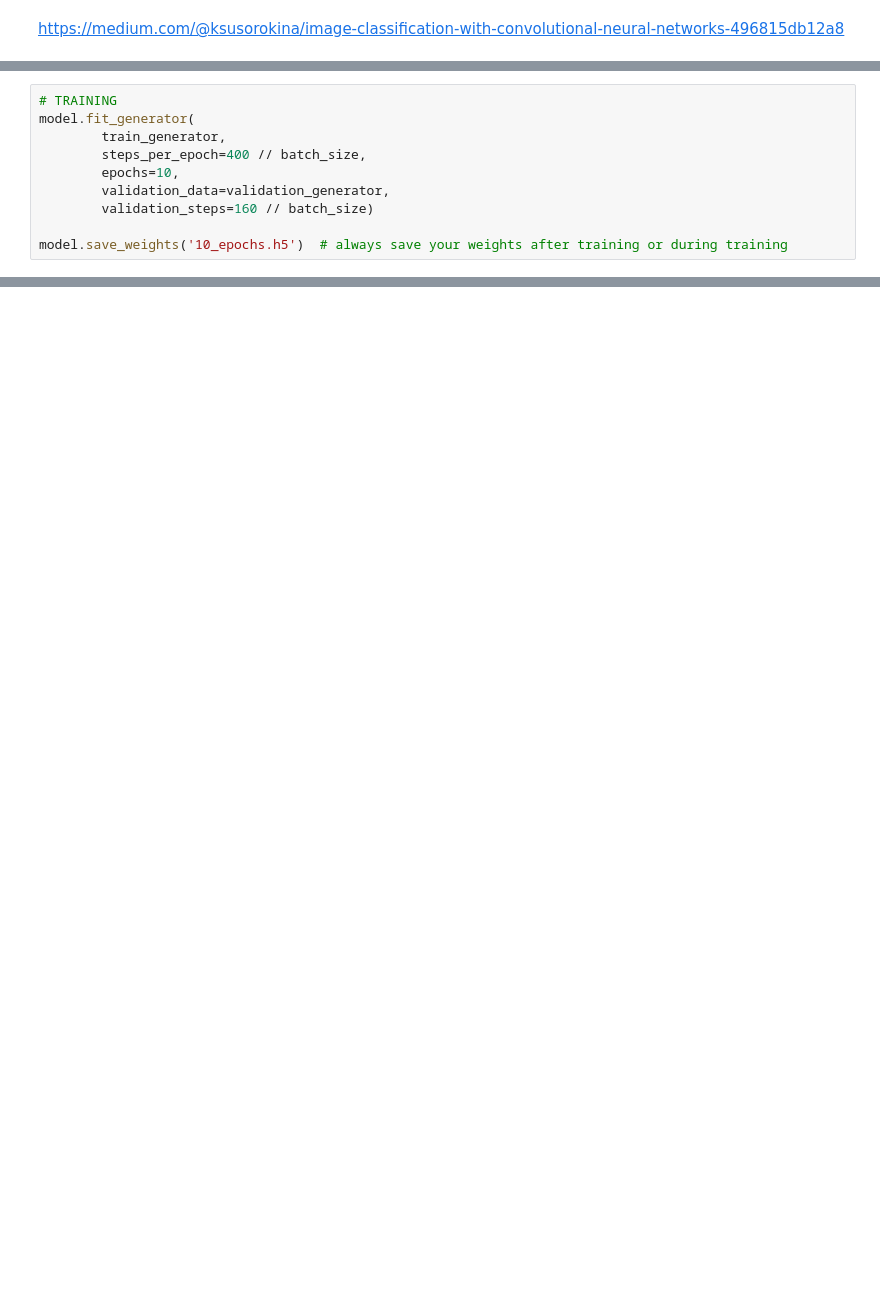
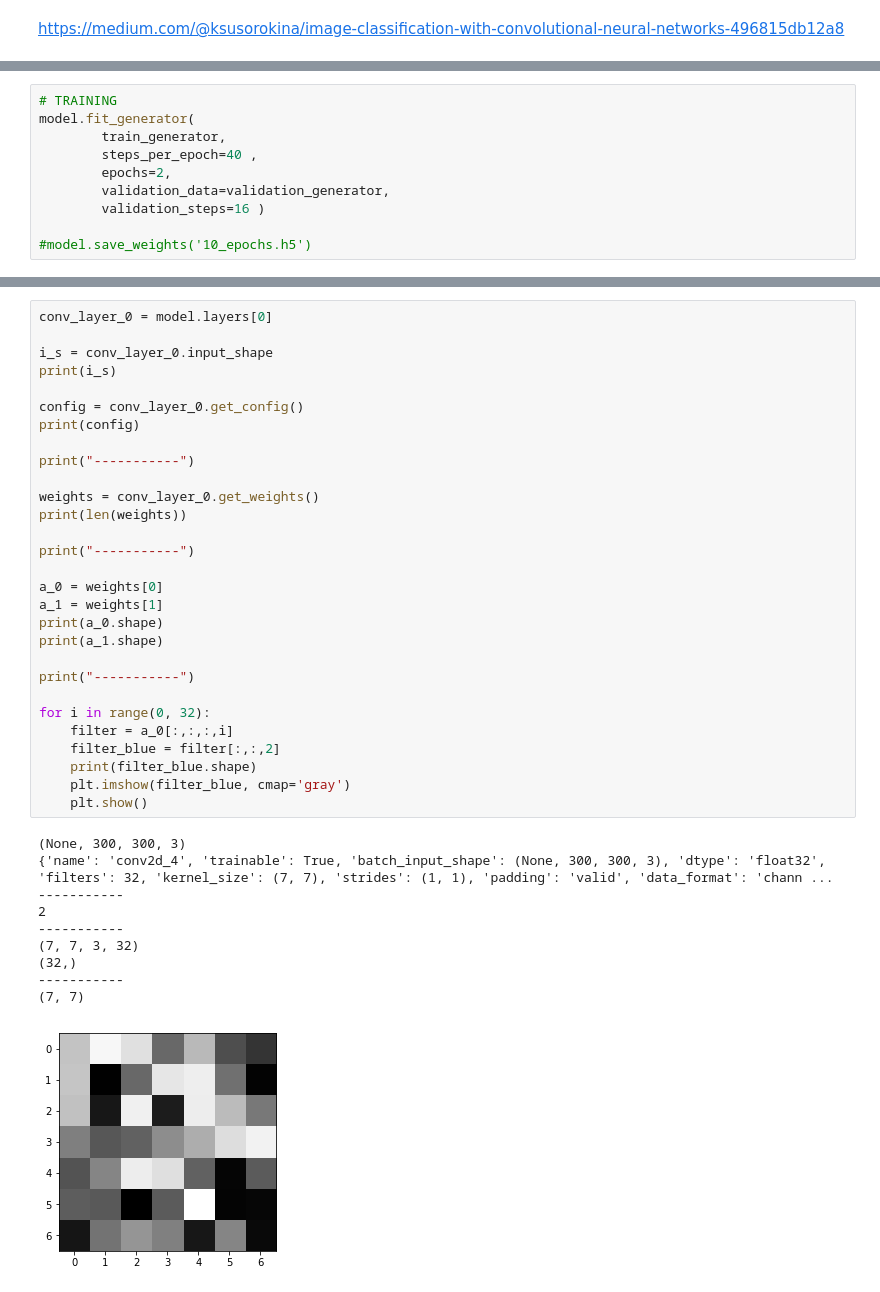
Before and after one commit to murillocjr/convolutionalNN, a Jupyter notebook: trainingCNN.ipynb, the cells around one changed output, grey strips where cells are left out. Cells and saved outputs as stored; diff of their text form; blank space fills up the shorter version.

Commit message:
visualizing one conv layer

```diff
--- a/trainingCNN.ipynb
+++ b/trainingCNN.ipynb
@@ -116,10 +109,10 @@ Found 4 images belonging to 2 classes.
 # TRAINING
 model.fit_generator(
         train_generator,
-        steps_per_epoch=400 // batch_size,
-        epochs=10,
+        steps_per_epoch=40 ,
+        epochs=2,
         validation_data=validation_generator,
-        validation_steps=160 // batch_size)
+        validation_steps=16 )
 
-model.save_weights('10_epochs.h5')  # always save your weights after training or during training
+#model.save_weights('10_epochs.h5')
 # %% [output]
@@ -145,0 +138,40 @@ Epoch 10/10
+# %%
+conv_layer_0 = model.layers[0]
+
+i_s = conv_layer_0.input_shape
+print(i_s)
+
+config = conv_layer_0.get_config()
+print(config)
+
+print("-----------")
+
+weights = conv_layer_0.get_weights()
+print(len(weights))
+
+print("-----------")
+
+a_0 = weights[0]
+a_1 = weights[1]
+print(a_0.shape)
+print(a_1.shape)
+
+print("-----------")
+
+for i in range(0, 32):
+    filter = a_0[:,:,:,i]
+    filter_blue = filter[:,:,2]
+    print(filter_blue.shape)
+    plt.imshow(filter_blue, cmap='gray')
+    plt.show()
+# %% [output]
+(None, 300, 300, 3)
+{'name': 'conv2d_4', 'trainable': True, 'batch_input_shape': (None, 300, 300, 3), 'dtype': 'float32', 'filters': 32, 'kernel_size': (7, 7), 'strides': (1, 1), 'padding': 'valid', 'data_format': 'chann ...
+-----------
+2
+-----------
+(7, 7, 3, 32)
+(32,)
+-----------
+(7, 7)
+[figure, added]
```
Also changed, not shown: parts of 6 cells of this notebook, 1 other file.
